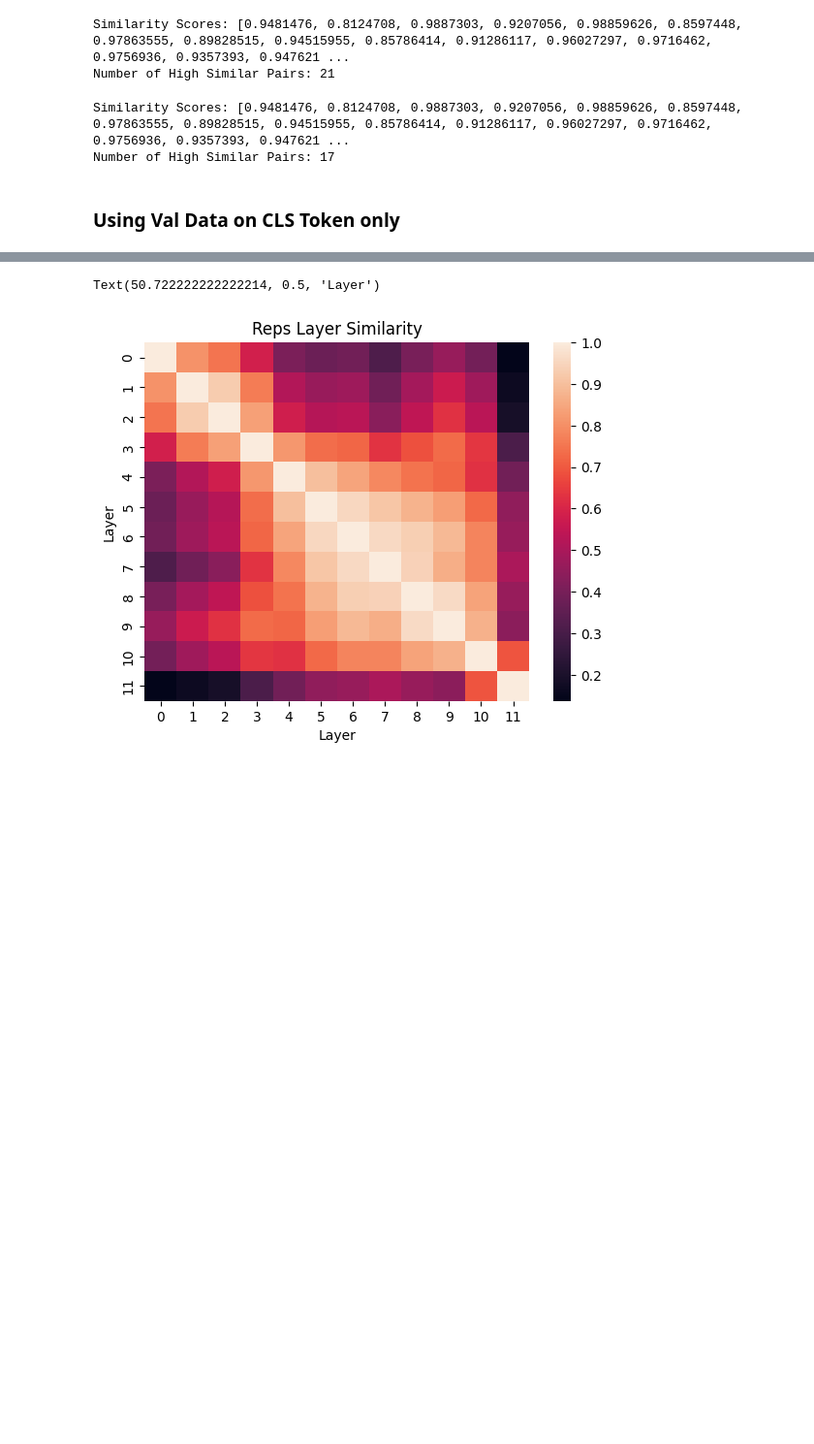
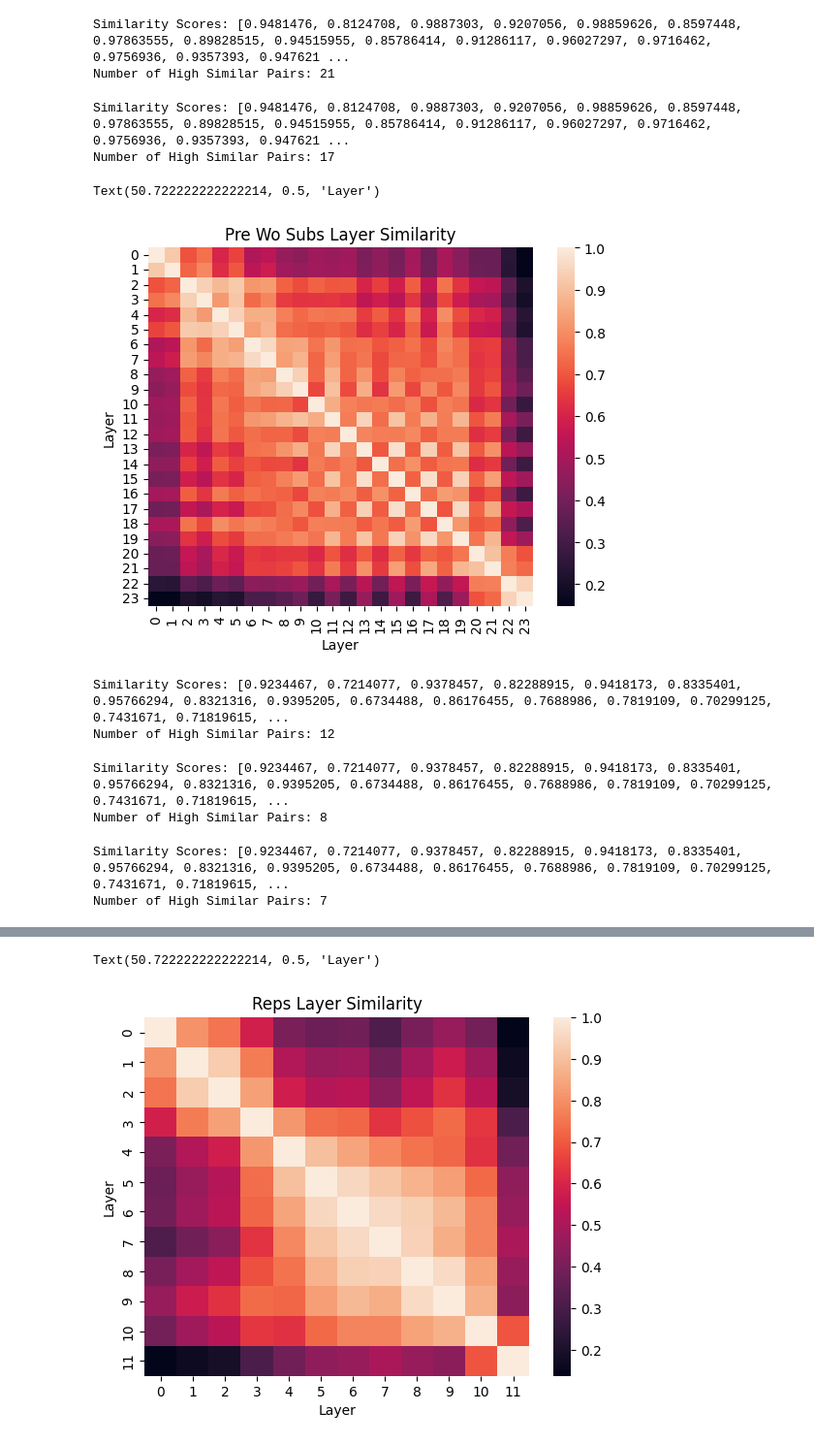
Before and after one commit to aal2015/layer-grafting-publication, a Jupyter notebook: redundancy analysis/qnli redundancy.ipynb, the cells around one changed output, grey strips where cells are left out. Shown at 97% size. Saved outputs shown, nothing was run; the diff lists cells and outputs as text; code cells hidden in the pictures; blank space fills up the shorter version.

```diff
--- a/redundancy analysis/qnli redundancy.ipynb
+++ b/redundancy analysis/qnli redundancy.ipynb
@@ -440,5 +456,27 @@ _,_ = adjacent_similarity_stats(sub_similarity, thresold=0.9)
 # %% [output]
 Similarity Scores: [0.9481476, 0.8124708, 0.9887303, 0.9207056, 0.98859626, 0.8597448, 0.97863555, 0.89828515, 0.94515955, 0.85786414, 0.91286117, 0.96027297, 0.9716462, 0.9756936, 0.9357393, 0.947621 ...
 Number of High Similar Pairs: 17
-# %% [markdown]
-### Using Val Data on CLS Token only
+# %%
+title = "Pre Wo Subs Layer Similarity"
+plt.title(title)
+sn.heatmap(data = pre_wo_sub_similarity)
+plt.xlabel("Layer")
+plt.ylabel("Layer")
+# %% [output]
+Text(50.722222222222214, 0.5, 'Layer')
+[figure, added]
+# %%
+_,_ = adjacent_similarity_stats(pre_wo_sub_similarity)
+# %% [output]
+Similarity Scores: [0.9234467, 0.7214077, 0.9378457, 0.82288915, 0.9418173, 0.8335401, 0.95766294, 0.8321316, 0.9395205, 0.6734488, 0.86176455, 0.7688986, 0.7819109, 0.70299125, 0.7431671, 0.71819615, ...
+Number of High Similar Pairs: 12
+# %%
+_,_ = adjacent_similarity_stats(pre_wo_sub_similarity, thresold=0.85)
+# %% [output]
+Similarity Scores: [0.9234467, 0.7214077, 0.9378457, 0.82288915, 0.9418173, 0.8335401, 0.95766294, 0.8321316, 0.9395205, 0.6734488, 0.86176455, 0.7688986, 0.7819109, 0.70299125, 0.7431671, 0.71819615, ...
+Number of High Similar Pairs: 8
+# %%
+_,_ = adjacent_similarity_stats(pre_wo_sub_similarity, thresold=0.9)
+# %% [output]
+Similarity Scores: [0.9234467, 0.7214077, 0.9378457, 0.82288915, 0.9418173, 0.8335401, 0.95766294, 0.8321316, 0.9395205, 0.6734488, 0.86176455, 0.7688986, 0.7819109, 0.70299125, 0.7431671, 0.71819615, ...
+Number of High Similar Pairs: 7
```
Also changed, not shown: parts of 37 cells of this notebook, 4 other files.
